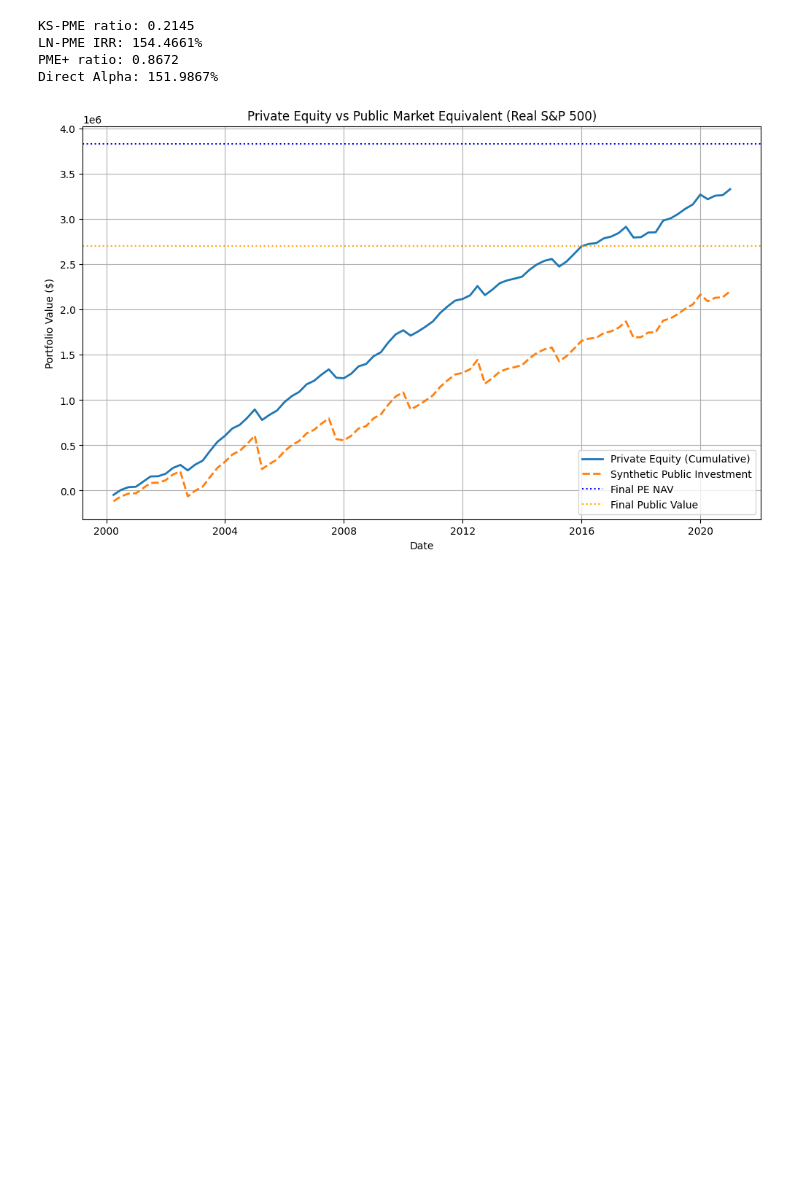
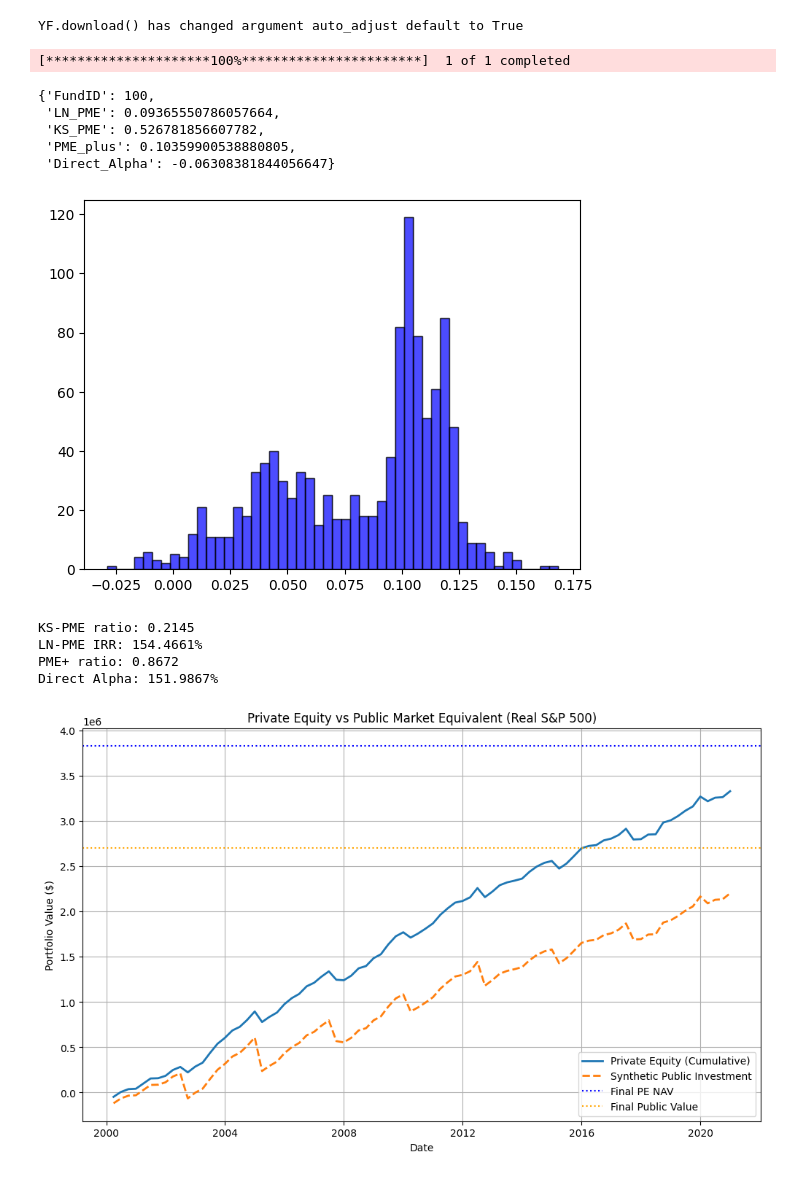
Before and after one commit to kelali01/szakdolgozat, a Jupyter notebook: pme.ipynb, the cells around one changed output. Saved outputs shown, nothing was run; the diff lists cells and outputs as text; code cells hidden in the pictures; blank space fills up the shorter version.

```diff
--- a/pme.ipynb
+++ b/pme.ipynb
@@ -241,7 +0,0 @@ ks_pme
-# %%
-# PME+
-lambd = (-contributions - final_nav) / distributions
-df['pme+'] = df['cashflow'].apply(lambda x: x * lambd if x > 0 else x)
-plus_cf = np.array(df['pme+'])
-plus_cf[-1] += nav_pme
-pme_plus = xirr(dates_list, plus_cf)
@@ -256 +8,38 @@ alpha
+# %%
+from pme_calc import sp500_data, index_weighted_cashflows, ln_pme, ks_pme, pme_plus, direct_alpha
+from data_gen import simulate_private_equity_cashflows
+sp500_final = sp500_data()
+cashflows = simulate_private_equity_cashflows()
+df = index_weighted_cashflows(cashflows, sp500_final)
+# %% [output]
+YF.download() has changed argument auto_adjust default to True
+[*********************100%***********************]  1 of 1 completed
+# %%
+pme_funds = []
+for fund_id in df['FundID'].unique():
+    fund_df = df[df['FundID'] == fund_id].reset_index(drop=True)
+    pme_funds.append({
+        'FundID': fund_id,
+        'LN_PME': ln_pme(fund_df),
+        'KS_PME': ks_pme(fund_df),
+        'PME_plus': pme_plus(fund_df),
+        'Direct_Alpha': direct_alpha(fund_df)
+    })
+# %%
+pme_funds[100]
+# %% [output]
+{'FundID': 100,
+ 'LN_PME': 0.09365550786057664,
+ 'KS_PME': 0.526781856607782,
+ 'PME_plus': 0.10359900538880805,
+ 'Direct_Alpha': -0.06308381844056647}
+# %%
+ln_pme_list = []
+for i in range(2000):
+    ln_pme_list.append(pme_funds[i]['LN_PME'])
+# %%
+plt.hist(ln_pme_list, bins=50, alpha=0.7, color='blue', edgecolor='black')
+plt.show()
+# %% [output]
+[figure, added]
 # %%
```
Also changed, not shown: parts of 10 cells of this notebook, 2 other files.
